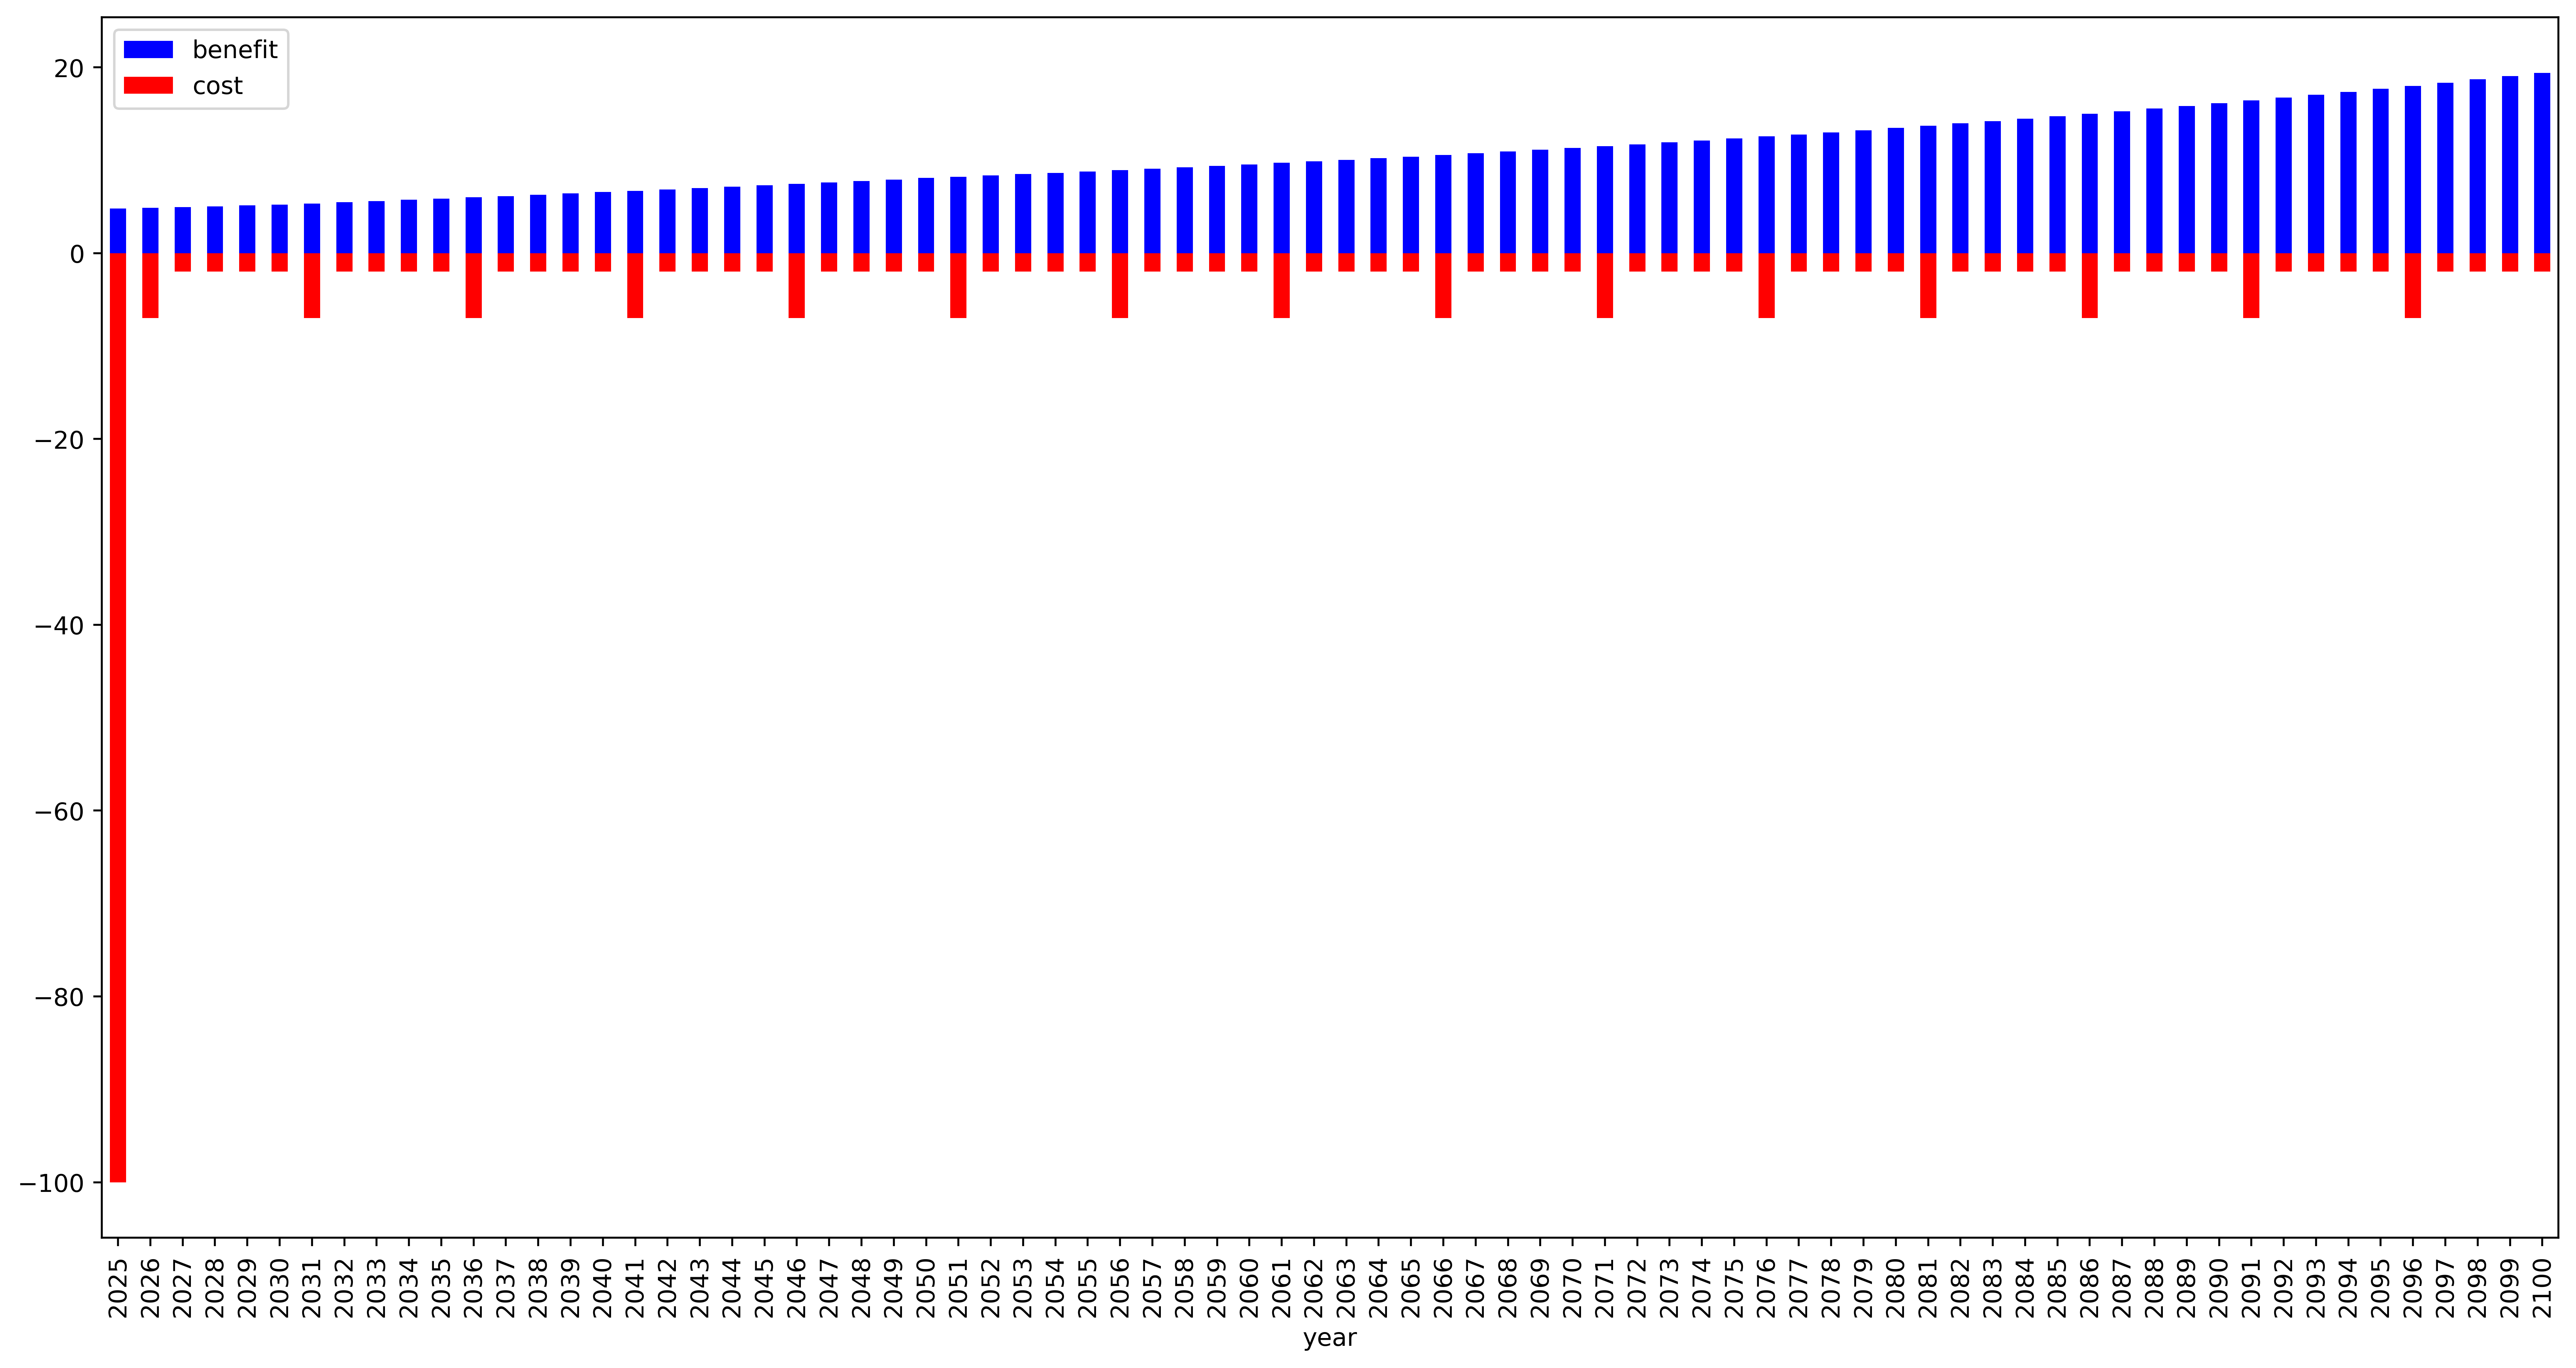
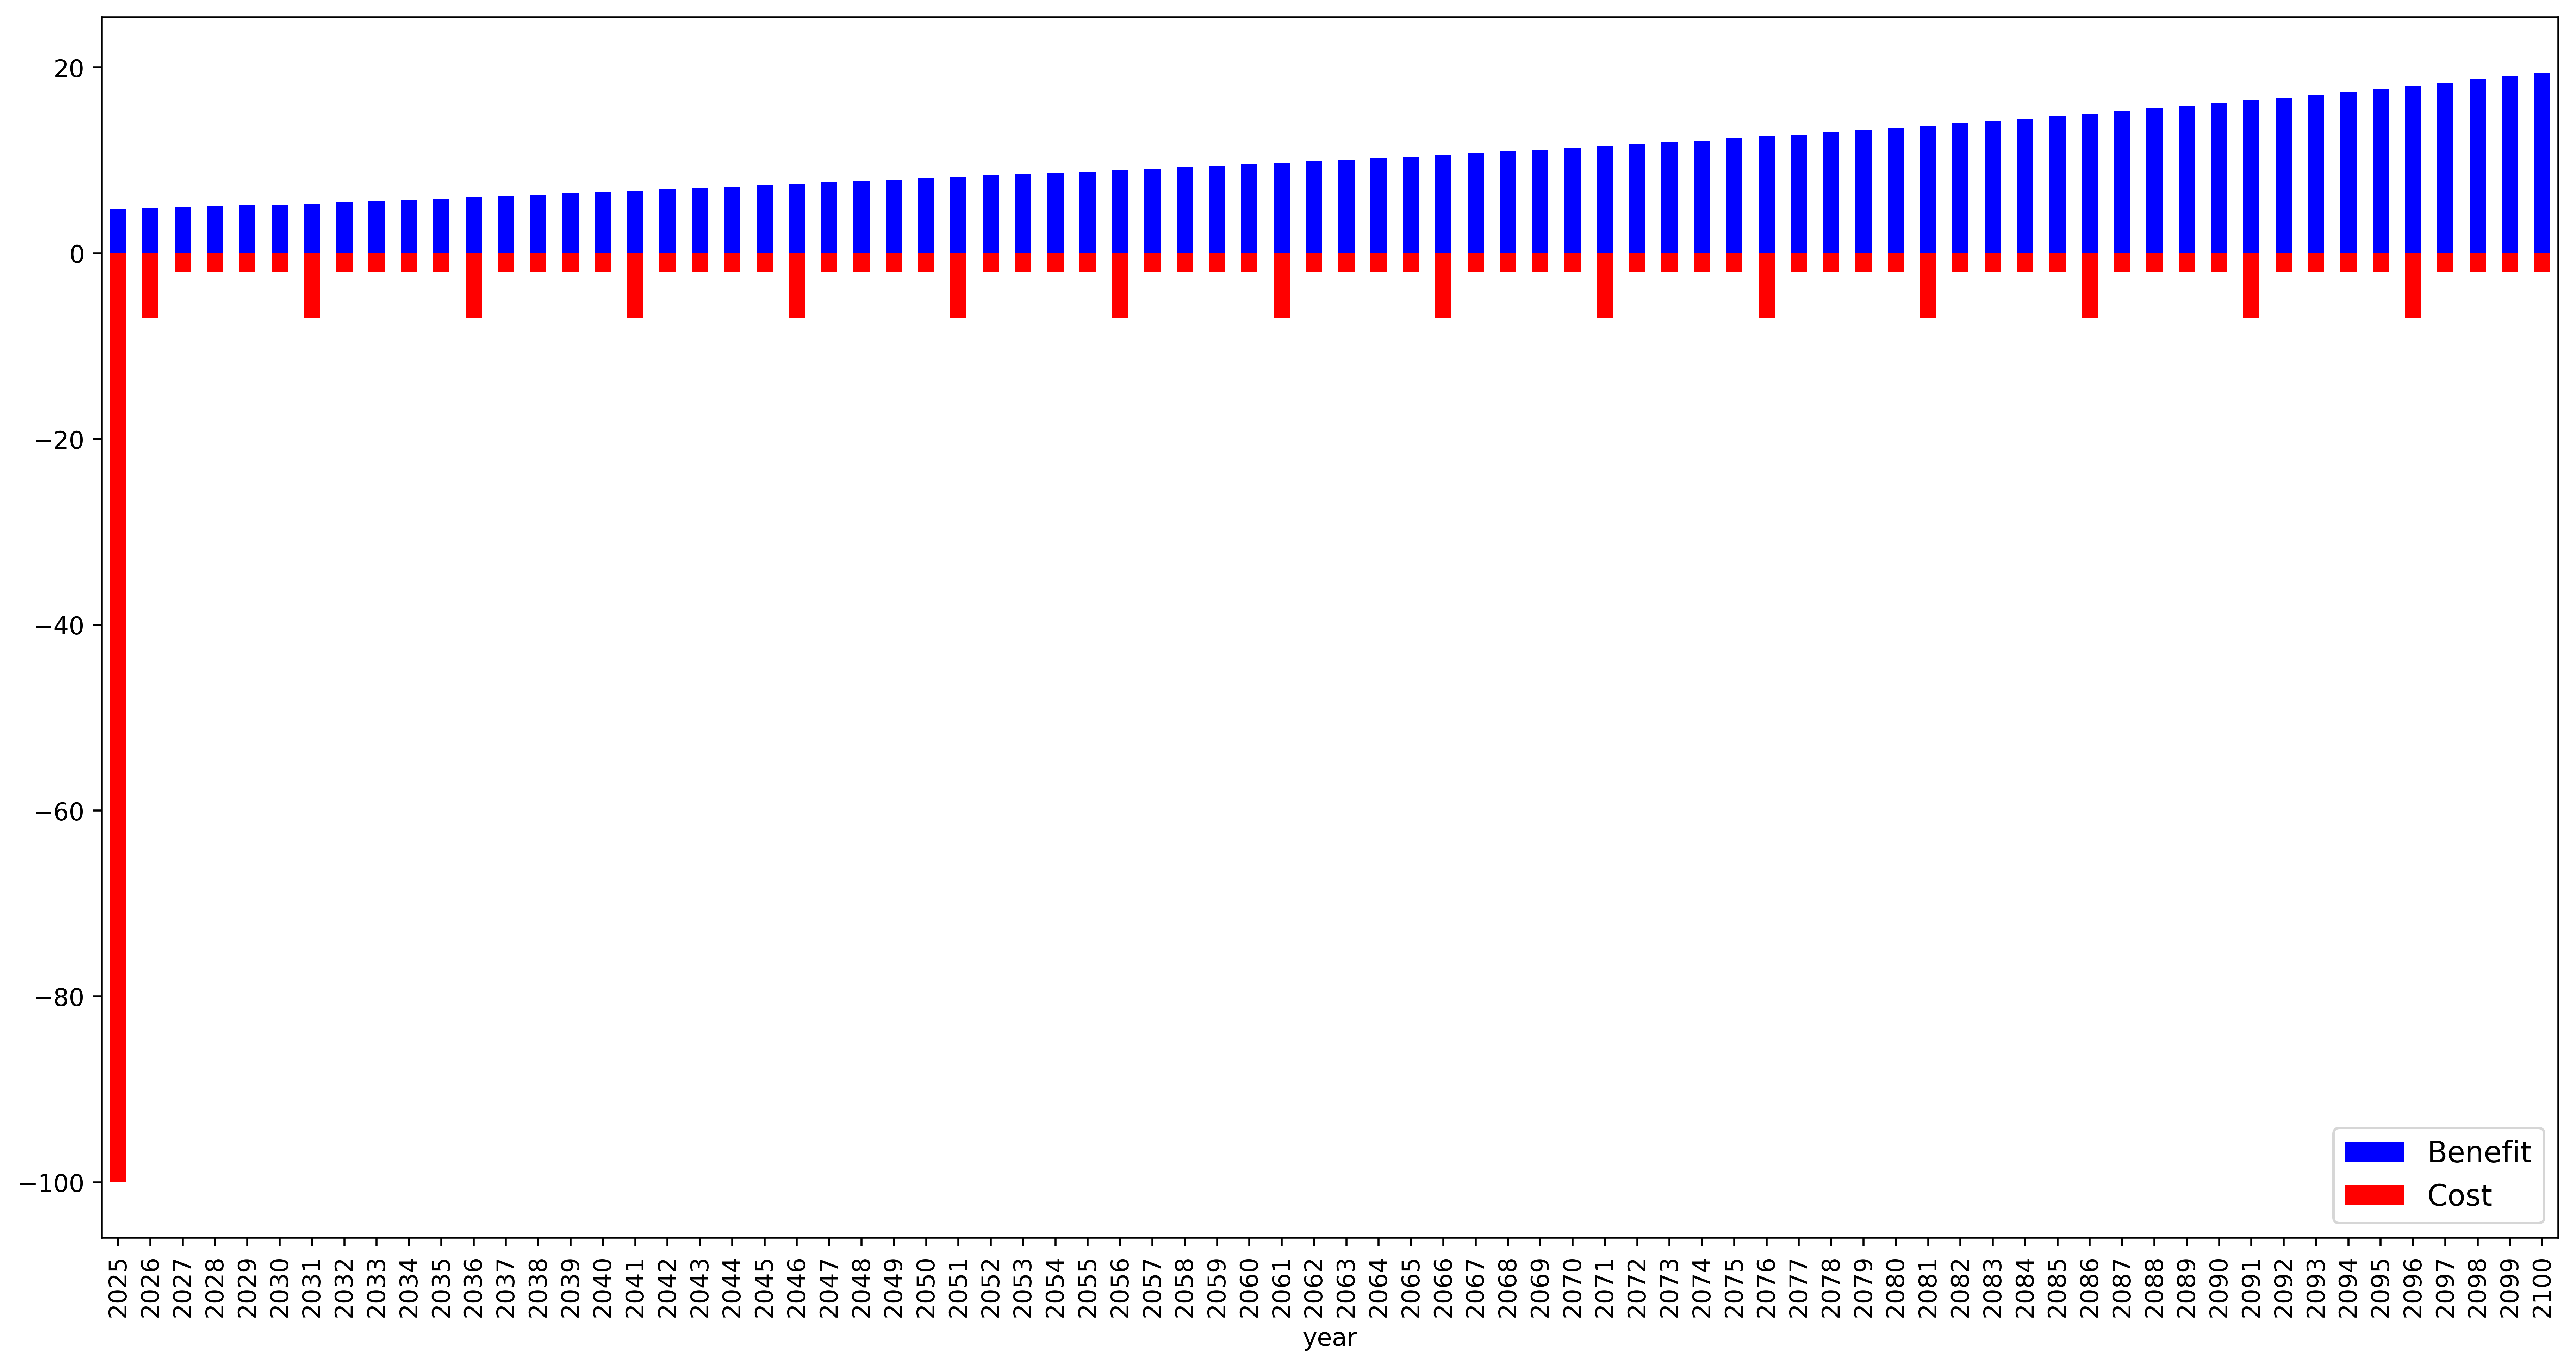
Unified diff of the notebook cell whose output changed from the first chart to the second:
--- before
+++ after
@@ -4,2 +4,3 @@
 test_df.plot.bar(ax=ax, x=year_column, y="benefit", color="b")
 test_df.plot.bar(ax=ax, x=year_column, y="cost", color="r")
+ax.legend(["Benefit", "Cost"], loc="lower right", fontsize=12)

Commit: Update documentation